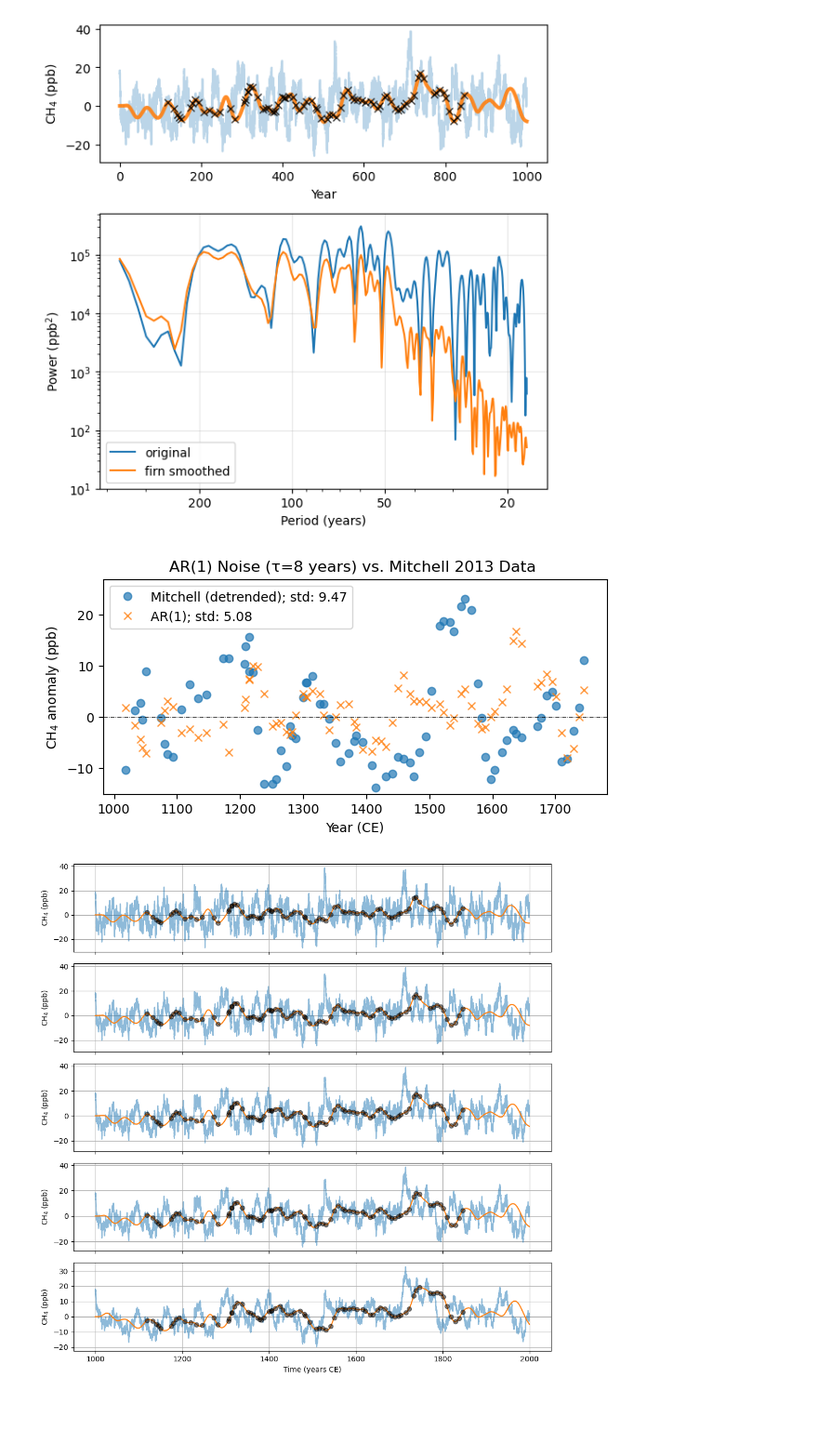
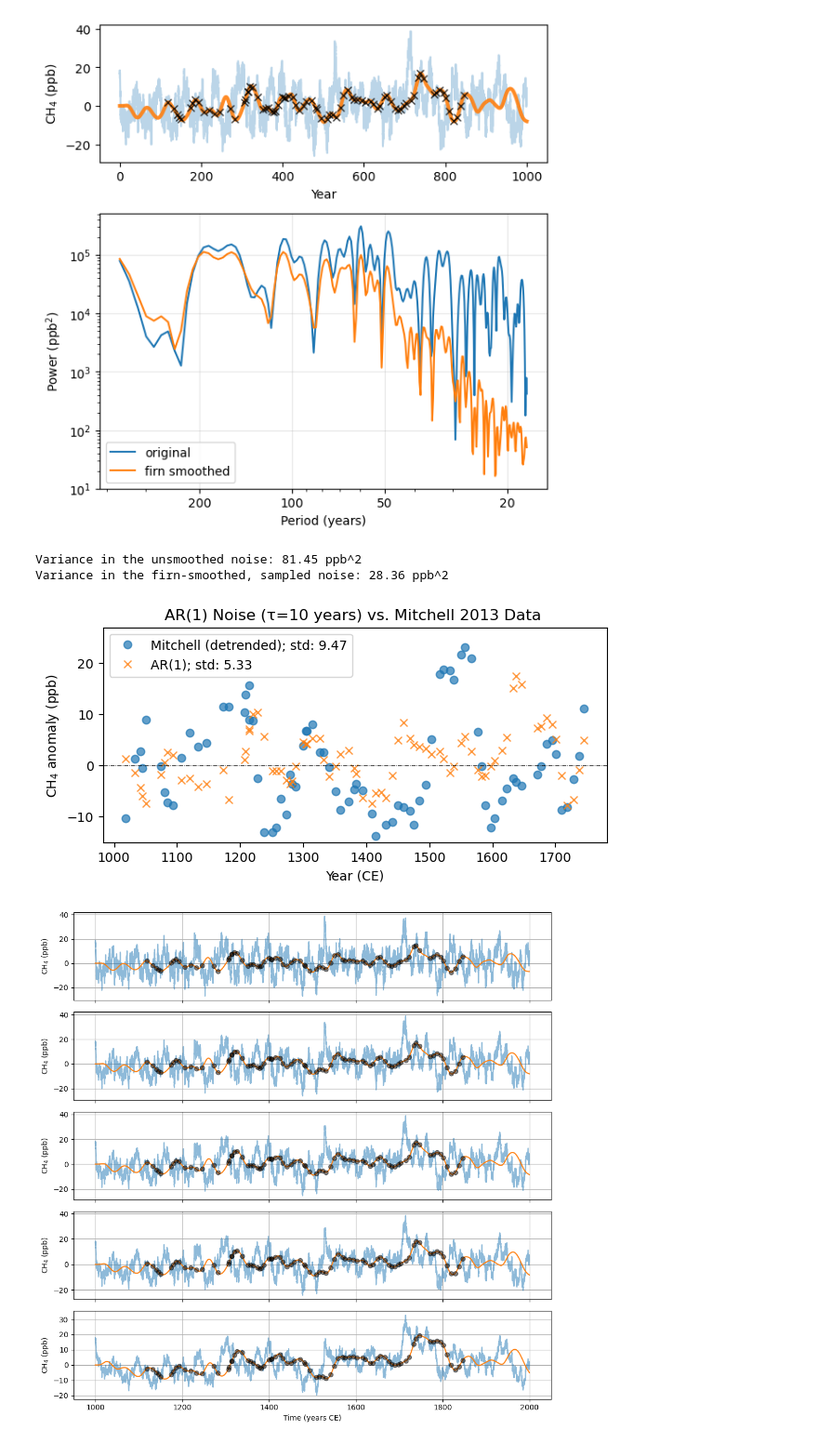
Before and after one commit to ericjmei/methane_noise_forcing, a Jupyter notebook: notebooks/test_mitchell2011_sampling_smoothing.ipynb, the cells around one changed output. Shown at 93% size. Cells and saved outputs as stored; diff of their text form; code cells hidden in the pictures; blank space fills up the shorter version.

Commit message:
added variance calculations

```diff
--- a/notebooks/test_mitchell2011_sampling_smoothing.ipynb
+++ b/notebooks/test_mitchell2011_sampling_smoothing.ipynb
@@ -1195,39 +1195,44 @@ plt.tight_layout()
 # %%
 # Plot firn-smoothed sampled tau = 8 years noise against Mitchell data
 fig, ax = plt.subplots(figsize=(7, 3))
-tau = 8
+tau = 10
 noise_firn_sampled = noise_firn_sampled_mapper[tau][0]
+noise = noise_mapper[tau][0]
+print(f"Variance in the unsmoothed noise: {np.var(noise, ddof=1):0.2f} ppb^2\n"+
+      f"Variance in the firn-smoothed, sampled noise: {np.var(noise_firn_sampled, ddof=1):0.2f} ppb^2")
 
 # Compute variances
 std_mitchell = np.std(mitchell_ch4_detrended, ddof=1)
 std_noise = np.std(noise_firn_sampled, ddof=1)
 
 ax.plot(
     mitchell_time,
     mitchell_ch4_detrended,
     "o",
     label=f"Mitchell (detrended); std: {std_mitchell:0.2f}",
     color="tab:blue",
     alpha=0.7,
 )
 ax.plot(
     mitchell_time,
     noise_firn_sampled,
     "x",
     label=f"AR(1); std: {std_noise:0.2f}",
     color="tab:orange",
     alpha=0.8,
 )
 ax.axhline(0, color="k", linestyle="-.", linewidth=0.5)
 
 ax.set_ylabel("CH$_4$ anomaly (ppb)")
 ax.set_xlabel("Year (CE)")
 ax.set_title(f"AR(1) Noise (τ={tau} years) vs. Mitchell 2013 Data ")
 ax.set_ylim(-15, 27)
 ax.legend()
 plt.show()
 # %% [output]
+Variance in the unsmoothed noise: 81.45 ppb^2
+Variance in the firn-smoothed, sampled noise: 28.36 ppb^2
-[figure, old version]
+[figure, new version]
 # %%
 # original timeseries, smoothed timeseries, and smoothed + sampled timeseries
 fig, axs = plt.subplots(len(tau_arr), 1, figsize=(10, 2 * len(tau_arr)), sharex=True)
```
